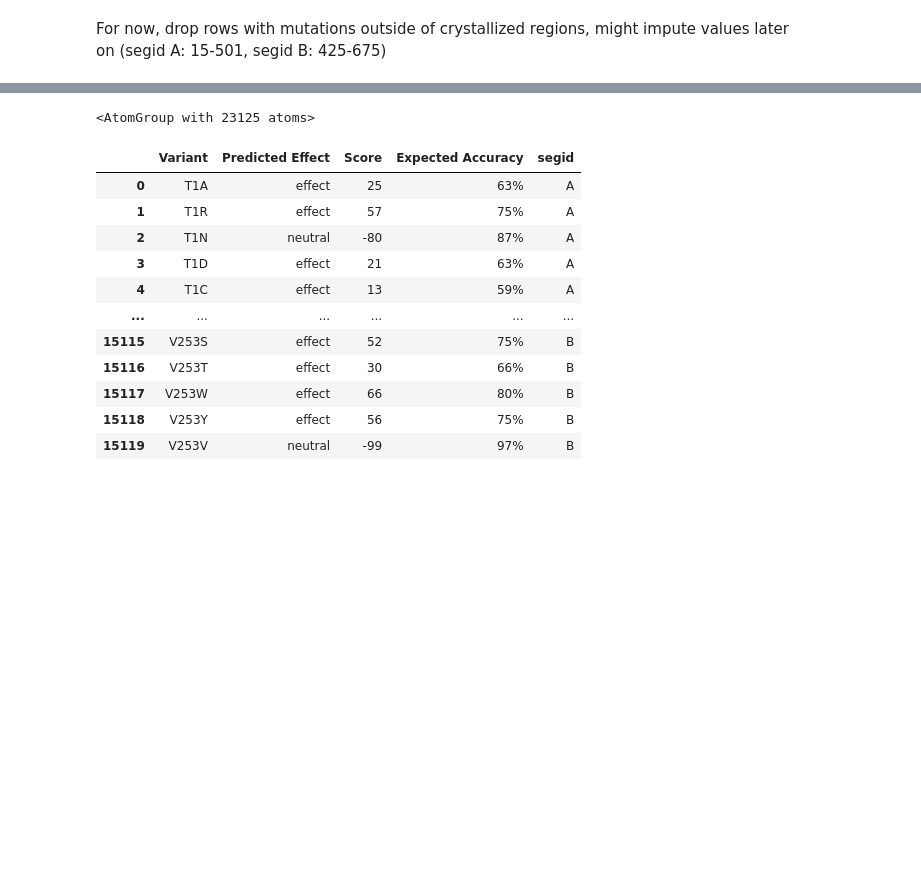
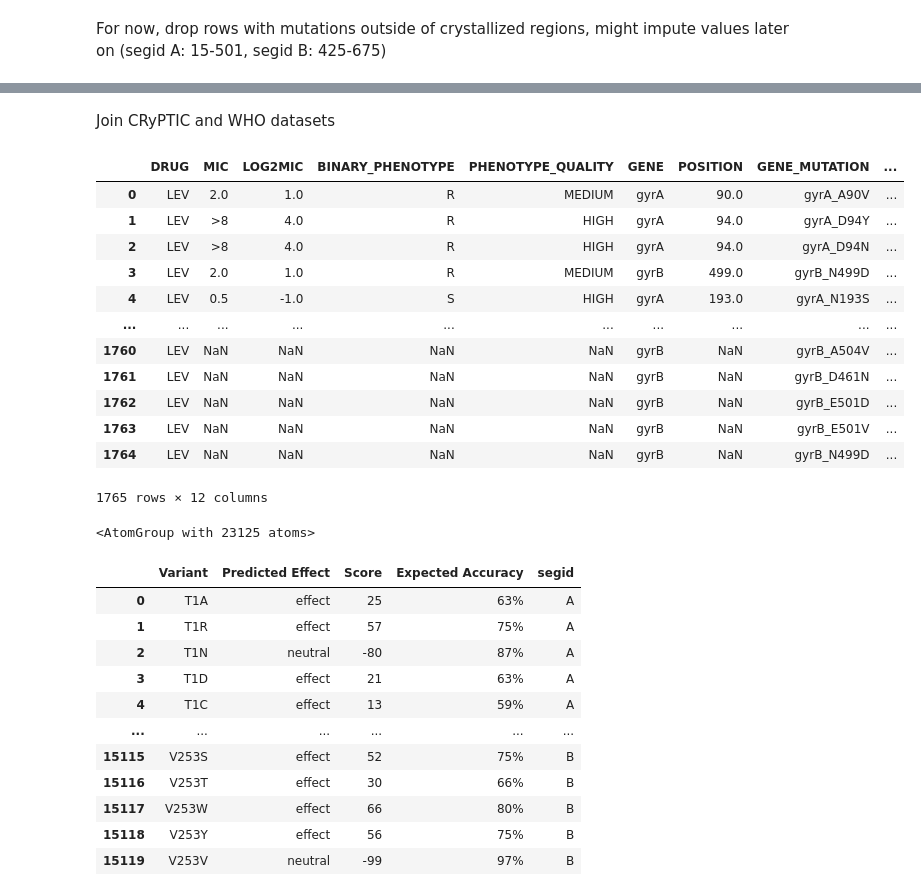
Before and after one commit to viktoria023/predict_FQ_resistance, a Jupyter notebook: 01_Dataset_prep.ipynb, the cells around one changed output, grey strips where cells are left out. Drawn from its saved outputs; the diff is of its cells as text; code cells hidden in the pictures; blank space fills up the shorter version.

Commit message:
include WHO mutations

```diff
--- a/01_Dataset_prep.ipynb
+++ b/01_Dataset_prep.ipynb
@@ -280,0 +253,6 @@ LEV_DATASET[['CLEAN_BINARY_PHENOTYPE', 'LABEL_SUPPORT']] = LEV_DATASET.apply(lam
+# %%
+WHO_list_MXF = WHO_data[WHO_data.DRUG == 'MXF'].MUTATION.unique()
+WHO_list_LEV = WHO_data[WHO_data.DRUG == 'LEV'].MUTATION.unique()
+# %%
+found_strings_MXF = [string for string in WHO_list_MXF if string not in MXF_DATASET.GENE_MUTATION.unique()]
+found_strings_LEV = [string for string in WHO_list_LEV if string not in LEV_DATASET.GENE_MUTATION.unique()]
@@ -280,0 +261,3 @@ LEV_DATASET[['CLEAN_BINARY_PHENOTYPE', 'LABEL_SUPPORT']] = LEV_DATASET.apply(lam
+# %%
+MXF_WHO = WHO_data[(WHO_data.MUTATION.isin(found_strings_MXF)) & (WHO_data.DRUG == 'MXF')]
+LEV_WHO = WHO_data[(WHO_data.MUTATION.isin(found_strings_LEV)) & (WHO_data.DRUG == 'LEV')]
@@ -286,3 +340,22 @@ LEV_DATASET = LEV_DATASET[LEV_DATASET.LABEL_SUPPORT > 0.50]
+# %%
+def make_segid(row):
+    return row['GENE'][3:]
+
+MXF_DATASET['segid'] = MXF_DATASET.apply(make_segid, axis = 1)
+MXF_DATASET['mutation'] = MXF_DATASET['MUTATION']
+MXF_DATASET.drop('MUTATION', axis = 1, inplace = True)
+
+LEV_DATASET['segid'] = LEV_DATASET.apply(make_segid, axis = 1)
+LEV_DATASET['mutation'] = LEV_DATASET['MUTATION']
+LEV_DATASET.drop('MUTATION', axis = 1, inplace = True)
+
+MXF_WHO['segid'] = MXF_WHO.apply(make_segid, axis = 1)
+MXF_WHO['mutation'] = MXF_WHO['MUTATION']
+MXF_WHO.drop('MUTATION', axis = 1, inplace = True)
+
+LEV_WHO['segid'] = LEV_WHO.apply(make_segid, axis = 1)
+LEV_WHO['mutation'] = LEV_WHO['MUTATION']
+LEV_WHO.drop('MUTATION', axis = 1, inplace = True)
 # %% [markdown]
 For now, drop rows with mutations outside of crystallized regions, might impute values later on (segid A: 15-501, segid B: 425-675)
 # %%
@@ -294,3 +384,24 @@ LEV_DATASET = LEV_DATASET[(LEV_DATASET.segid == 'A') & LEV_DATASET.POSITION.asty
+# %% [markdown]
+Join CRyPTIC and WHO datasets
+# %%
+MXF_DATASET = pd.concat([MXF_DATASET, MXF_WHO], ignore_index=True)
+LEV_DATASET = pd.concat([LEV_DATASET, LEV_WHO], ignore_index=True)
+MXF_DATASET
+LEV_DATASET
+# %% [output]
+|  | DRUG | MIC | LOG2MIC | BINARY_PHENOTYPE | PHENOTYPE_QUALITY | GENE | POSITION | GENE_MUTATION | ... |
+| 0 | LEV | 2.0 | 1.0 | R | MEDIUM | gyrA | 90.0 | gyrA_A90V | ... |
+| 1 | LEV | >8 | 4.0 | R | HIGH | gyrA | 94.0 | gyrA_D94Y | ... |
+| 2 | LEV | >8 | 4.0 | R | HIGH | gyrA | 94.0 | gyrA_D94N | ... |
+| 3 | LEV | 2.0 | 1.0 | R | MEDIUM | gyrB | 499.0 | gyrB_N499D | ... |
+| 4 | LEV | 0.5 | -1.0 | S | HIGH | gyrA | 193.0 | gyrA_N193S | ... |
+| ... | ... | ... | ... | ... | ... | ... | ... | ... | ... |
+| 1760 | LEV | NaN | NaN | NaN | NaN | gyrB | NaN | gyrB_A504V | ... |
+| 1761 | LEV | NaN | NaN | NaN | NaN | gyrB | NaN | gyrB_D461N | ... |
+| 1762 | LEV | NaN | NaN | NaN | NaN | gyrB | NaN | gyrB_E501D | ... |
+| 1763 | LEV | NaN | NaN | NaN | NaN | gyrB | NaN | gyrB_E501V | ... |
+| 1764 | LEV | NaN | NaN | NaN | NaN | gyrB | NaN | gyrB_N499D | ... |
+1765 rows × 12 columns
 # %%
 import MDAnalysis as mda
 
```
Also changed, not shown: parts of 23 cells of this notebook, 10 other files.
